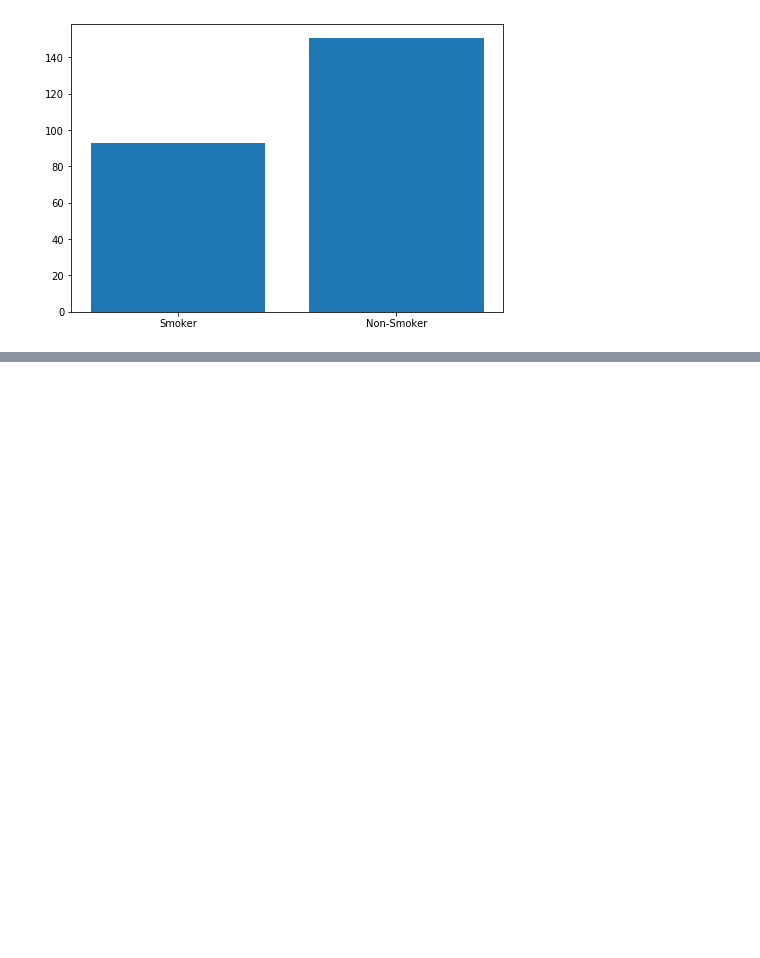
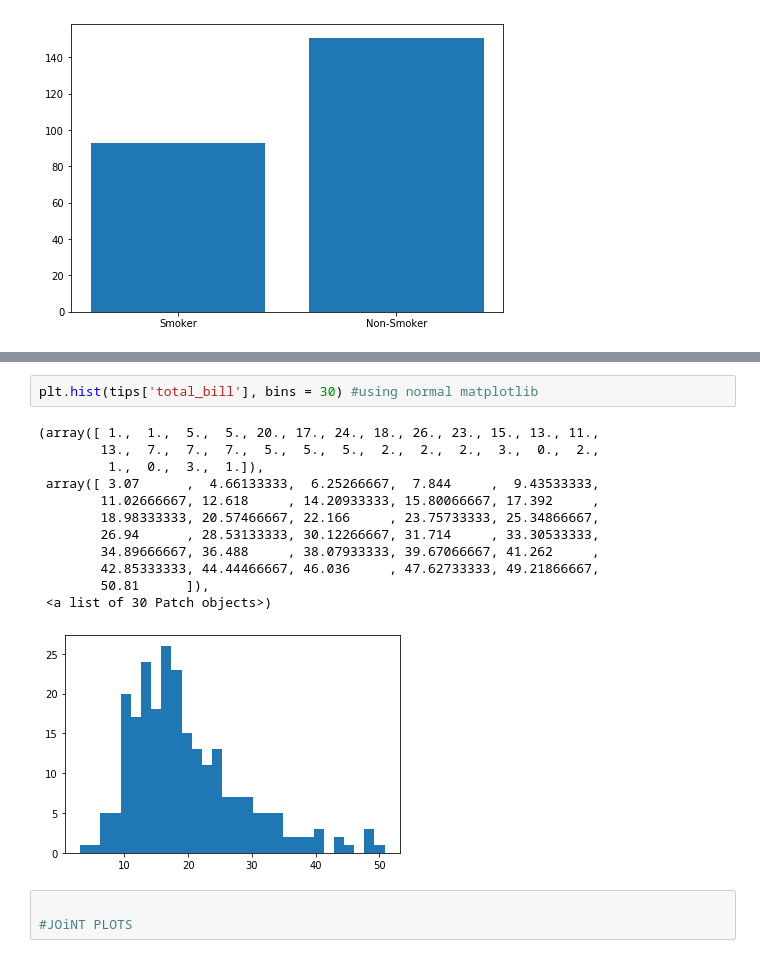
Before and after one commit to yudi43/Seaborn-Practice, a Jupyter notebook: Seaborn_practice.ipynb, the cells around one changed output, grey strips where cells are left out. Cells and saved outputs as stored; diff of their text form; blank space fills up the shorter version.

```diff
--- a/Seaborn_practice.ipynb
+++ b/Seaborn_practice.ipynb
@@ -33,0 +42,18 @@ np.divide(tips.loc[tips['smoker'] == 'Yes'].count()['smoker'], tips.loc[tips['sm
+# %%
+plt.hist(tips['total_bill'], bins = 30) #using normal matplotlib
+# %% [output]
+(array([ 1.,  1.,  5.,  5., 20., 17., 24., 18., 26., 23., 15., 13., 11.,
+        13.,  7.,  7.,  7.,  5.,  5.,  5.,  2.,  2.,  2.,  3.,  0.,  2.,
+         1.,  0.,  3.,  1.]),
+ array([ 3.07      ,  4.66133333,  6.25266667,  7.844     ,  9.43533333,
+        11.02666667, 12.618     , 14.20933333, 15.80066667, 17.392     ,
+        18.98333333, 20.57466667, 22.166     , 23.75733333, 25.34866667,
+        26.94      , 28.53133333, 30.12266667, 31.714     , 33.30533333,
+        34.89666667, 36.488     , 38.07933333, 39.67066667, 41.262     ,
+        42.85333333, 44.44466667, 46.036     , 47.62733333, 49.21866667,
+        50.81      ]),
+ <a list of 30 Patch objects>)
+[figure, added]
+# %%
+
+#JOiNT PLOTS
```
Also changed, not shown: parts of 3 cells of this notebook.
